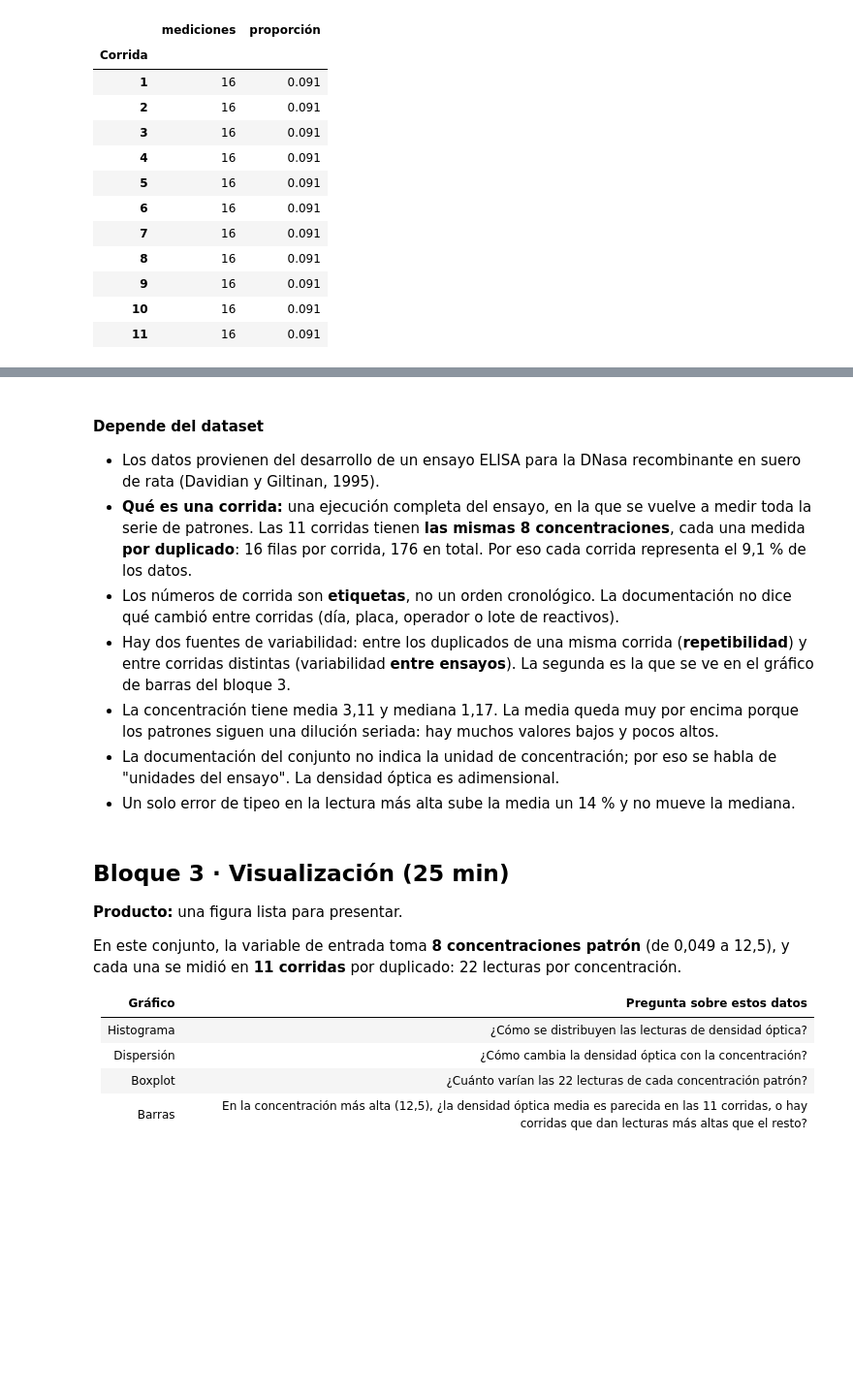
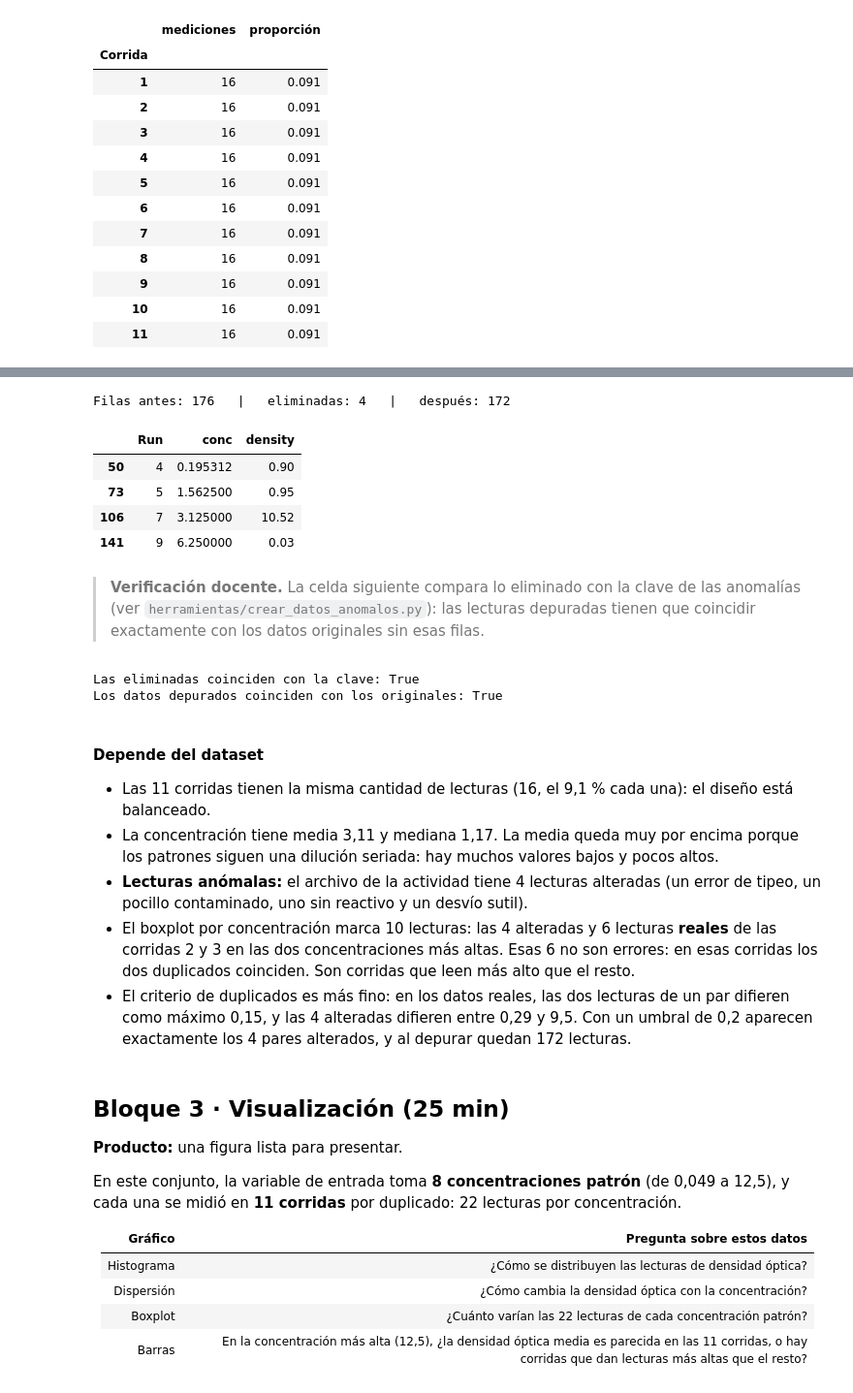
Before and after one commit to mberdakin/ai-data-analysis-workshop-chemistry, a Jupyter notebook: modulo-7/resuelto.ipynb, the cells around one changed output, grey strips where cells are left out. Shown at 97% size. Cells and saved outputs as stored; diff of their text form; code cells hidden in the pictures; blank space fills up the shorter version.

```diff
--- a/modulo-7/resuelto.ipynb
+++ b/modulo-7/resuelto.ipynb
@@ -307,13 +391,41 @@ comparacion.round(3)
+# %%
+mediana_por_concentracion = datos_anomalos.groupby(COLUMNA_X)[COLUMNA_Y].median()
+
+filas_a_eliminar = []
+for (grupo, concentracion) in pares_sospechosos.index:
+    par = datos_anomalos[(datos_anomalos[COLUMNA_GRUPO] == grupo) & (datos_anomalos[COLUMNA_X] == concentracion)]
+    distancia = (par[COLUMNA_Y] - mediana_por_concentracion[concentracion]).abs()
+    filas_a_eliminar.append(distancia.idxmax())  # la lectura más alejada de la mediana
+
+eliminadas = datos_anomalos.loc[filas_a_eliminar]
+datos_depurados = datos_anomalos.drop(index=filas_a_eliminar)
+print(f"Filas antes: {len(datos_anomalos)}   |   eliminadas: {len(eliminadas)}   |   después: {len(datos_depurados)}")
+eliminadas
+# %% [output]
+Filas antes: 176   |   eliminadas: 4   |   después: 172
+|  | Run | conc | density |
+| 50 | 4 | 0.195312 | 0.90 |
+| 73 | 5 | 1.562500 | 0.95 |
+| 106 | 7 | 3.125000 | 10.52 |
+| 141 | 9 | 6.250000 | 0.03 |
+# %% [markdown]
+> **Verificación docente.** La celda siguiente compara lo eliminado con la clave de las anomalías (ver `herramientas/crear_datos_anomalos.py`): las lecturas depuradas tienen que coincidir exactamente con los datos originales sin esas filas.
+# %%
+clave = {(7, 3.125), (4, 0.1953125), (9, 6.25), (5, 1.5625)}  # (corrida, concentración) alteradas
+encontradas = set(zip(eliminadas[COLUMNA_GRUPO], eliminadas[COLUMNA_X]))
+print("Las eliminadas coinciden con la clave:", encontradas == clave)
+print("Los datos depurados coinciden con los originales:", datos_depurados.equals(datos.drop(index=filas_a_eliminar)))
+# %% [output]
+Las eliminadas coinciden con la clave: True
+Los datos depurados coinciden con los originales: True
 # %% [markdown]
 #### Depende del dataset
 
-- Los datos provienen del desarrollo de un ensayo ELISA para la DNasa recombinante en suero de rata (Davidian y Giltinan, 1995).
-- **Qué es una corrida:** una ejecución completa del ensayo, en la que se vuelve a medir toda la serie de patrones. Las 11 corridas tienen **las mismas 8 concentraciones**, cada una medida **por duplicado**: 16 filas por corrida, 176 en total. Por eso cada corrida representa el 9,1 % de los datos.
-- Los números de corrida son **etiquetas**, no un orden cronológico. La documentación no dice qué cambió entre corridas (día, placa, operador o lote de reactivos).
-- Hay dos fuentes de variabilidad: entre los duplicados de una misma corrida (**repetibilidad**) y entre corridas distintas (variabilidad **entre ensayos**). La segunda es la que se ve en el gráfico de barras del bloque 3.
+- Las 11 corridas tienen la misma cantidad de lecturas (16, el 9,1 % cada una): el diseño está balanceado.
 - La concentración tiene media 3,11 y mediana 1,17. La media queda muy por encima porque los patrones siguen una dilución seriada: hay muchos valores bajos y pocos altos.
-- La documentación del conjunto no indica la unidad de concentración; por eso se habla de "unidades del ensayo". La densidad óptica es adimensional.
-- Un solo error de tipeo en la lectura más alta sube la media un 14 % y no mueve la mediana.
+- **Lecturas anómalas:** el archivo de la actividad tiene 4 lecturas alteradas (un error de tipeo, un pocillo contaminado, uno sin reactivo y un desvío sutil).
+- El boxplot por concentración marca 10 lecturas: las 4 alteradas y 6 lecturas **reales** de las corridas 2 y 3 en las dos concentraciones más altas. Esas 6 no son errores: en esas corridas los dos duplicados coinciden. Son corridas que leen más alto que el resto.
+- El criterio de duplicados es más fino: en los datos reales, las dos lecturas de un par difieren como máximo 0,15, y las 4 alteradas difieren entre 0,29 y 9,5. Con un umbral de 0,2 aparecen exactamente los 4 pares alterados, y al depurar quedan 172 lecturas.
 # %% [markdown]
 ## Bloque 3 · Visualización (25 min)
 
```
Also changed, not shown: parts of 22 cells of this notebook, 4 other files.
